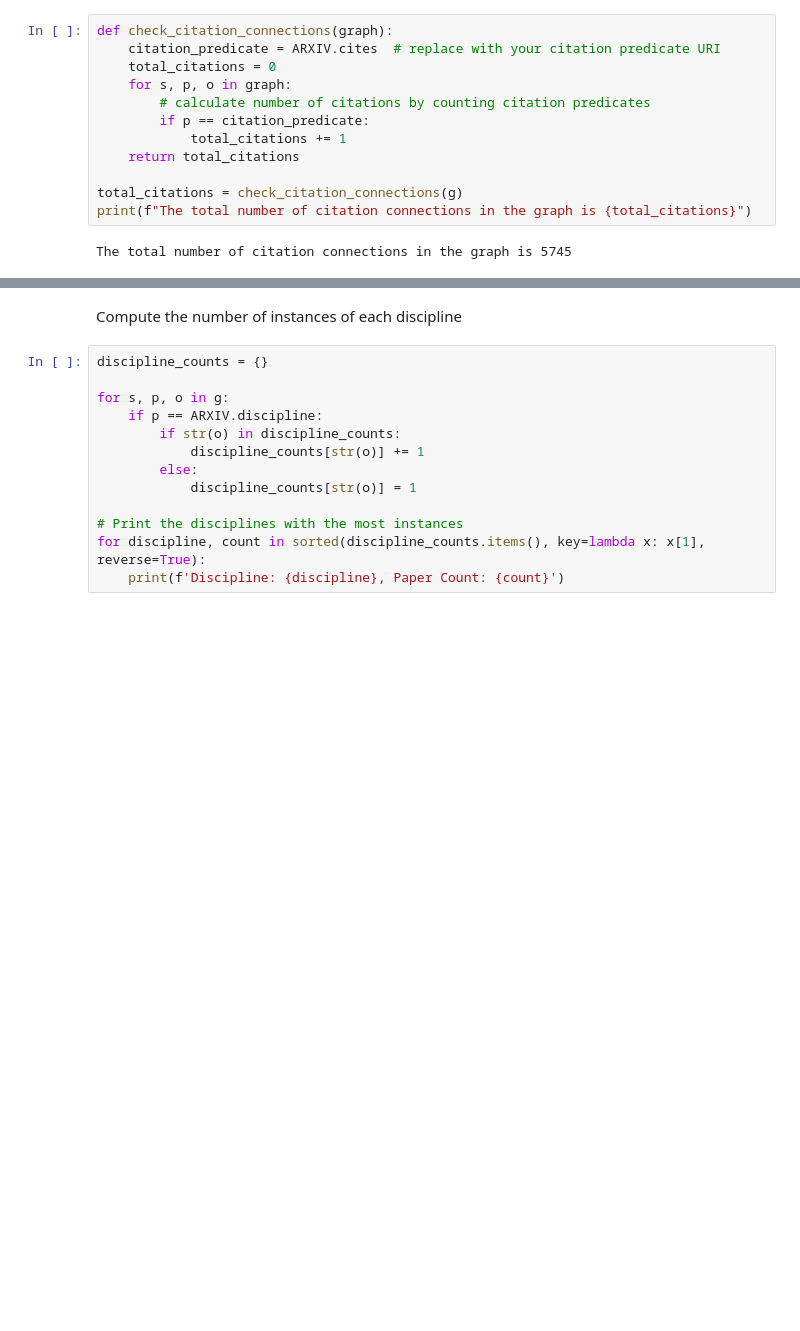
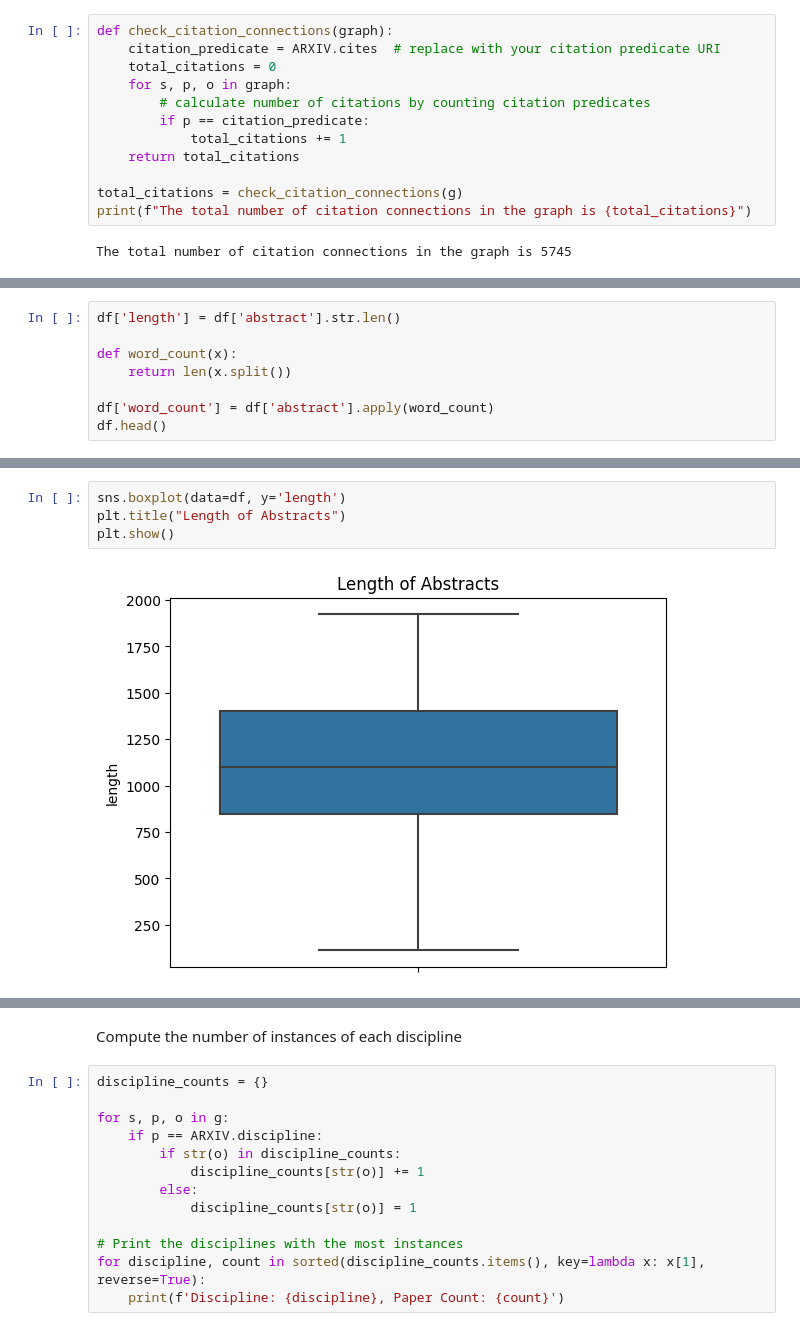
Before and after one commit to raghavan93513/Knowledge-Graphs-for-Research-Navigation, a Jupyter notebook: EDA.ipynb, the cells around one changed output, grey strips where cells are left out. Saved outputs shown, nothing was run; the diff lists cells and outputs as text; blank space fills up the shorter version.

```diff
--- a/EDA.ipynb
+++ b/EDA.ipynb
@@ -40,0 +108,8 @@ The total number of citation connections in the graph is 5745
+# %%
+df['length'] = df['abstract'].str.len()
+
+def word_count(x):
+    return len(x.split())
+
+df['word_count'] = df['abstract'].apply(word_count)
+df.head()
@@ -40,0 +123,6 @@ The total number of citation connections in the graph is 5745
+# %%
+sns.boxplot(data=df, y='length')
+plt.title("Length of Abstracts")
+plt.show()
+# %% [output]
+[figure, added]
```
Also changed, not shown: parts of 13 cells of this notebook, 5 other files.
